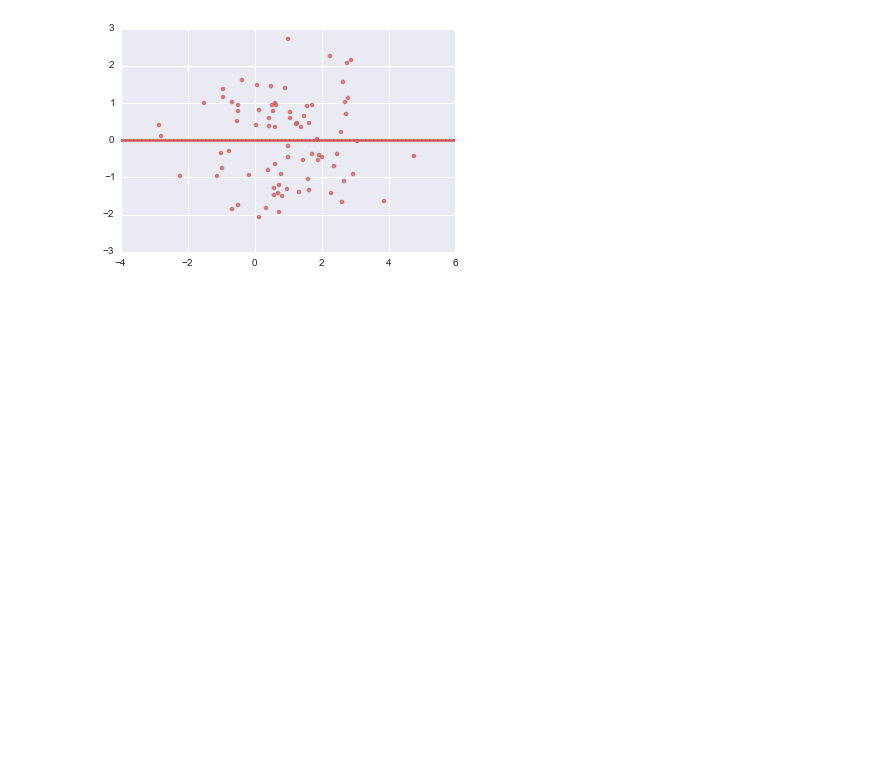
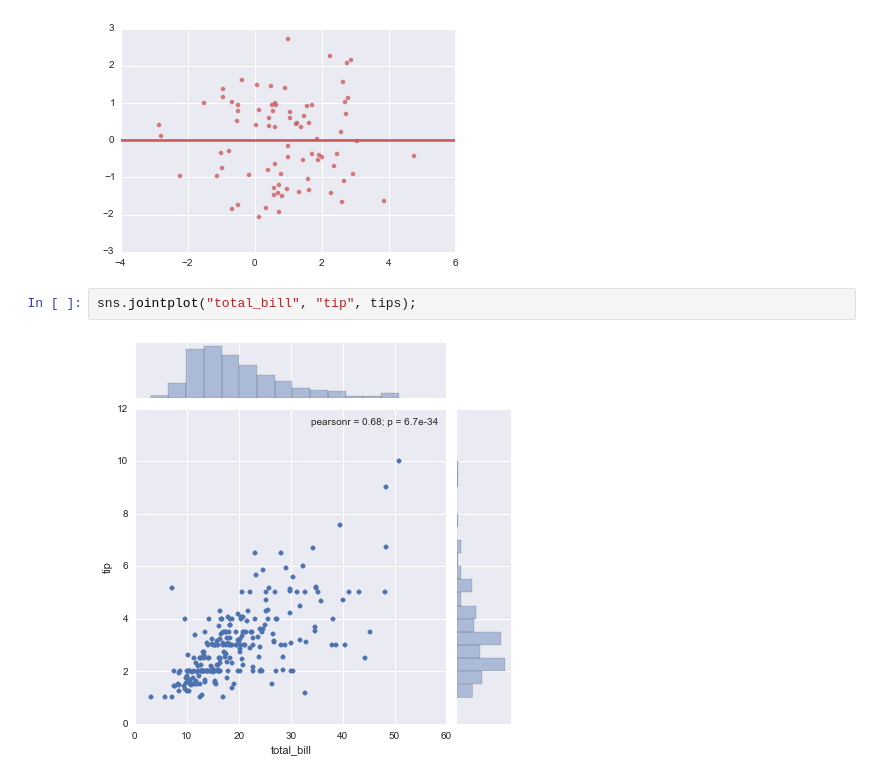
Before and after one commit to tarmstro/mvbop, a Jupyter notebook: seaborn_tutorial.ipynb, the cells around one changed output. Cells and saved outputs as stored; diff of their text form; blank space fills up the shorter version.

```diff
--- a/seaborn_tutorial.ipynb
+++ b/seaborn_tutorial.ipynb
@@ -385,3 +385,7 @@ sns.residplot(x, z, color="indianred", lowess=True);
 sns.residplot(x, y, color="indianred", order=2, lowess=True);
 # %% [output]
 [figure]
+# %%
+sns.jointplot("total_bill", "tip", tips);
+# %% [output]
+[figure, added]
```
Also changed, not shown: parts of 2 cells of this notebook.
